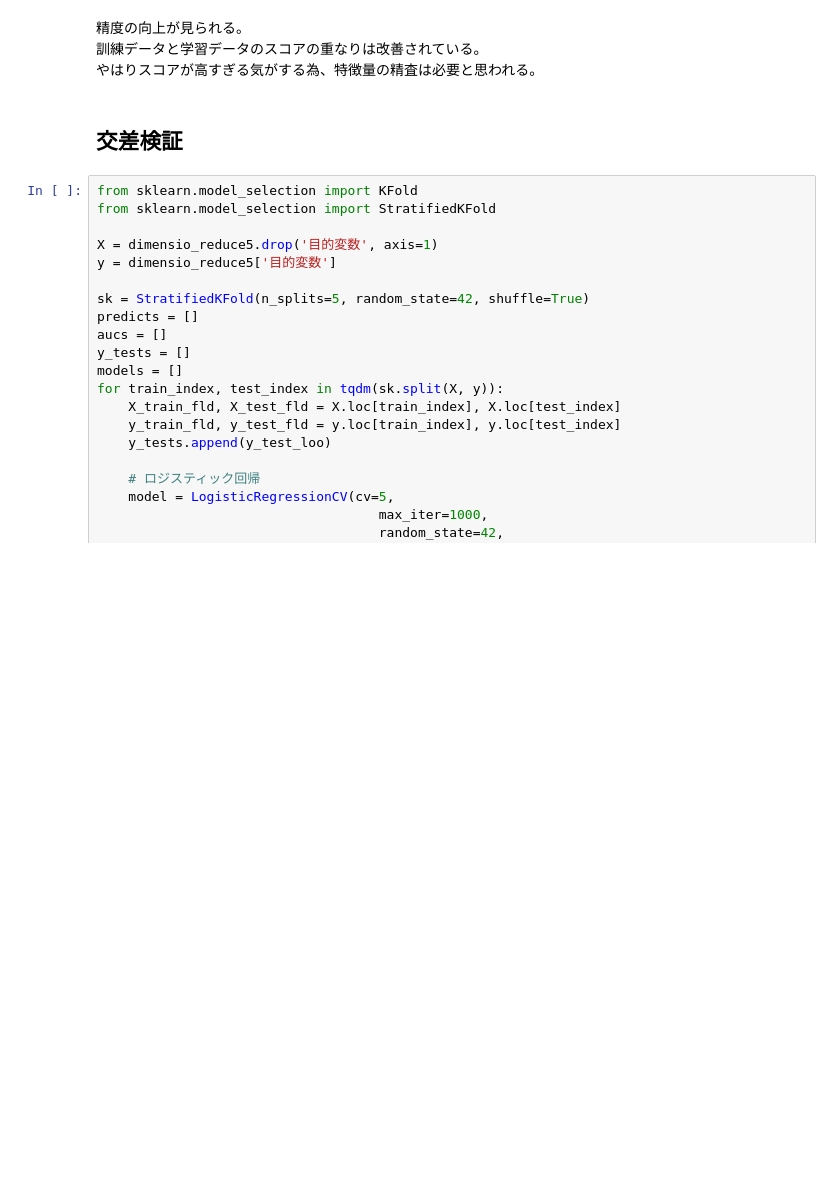
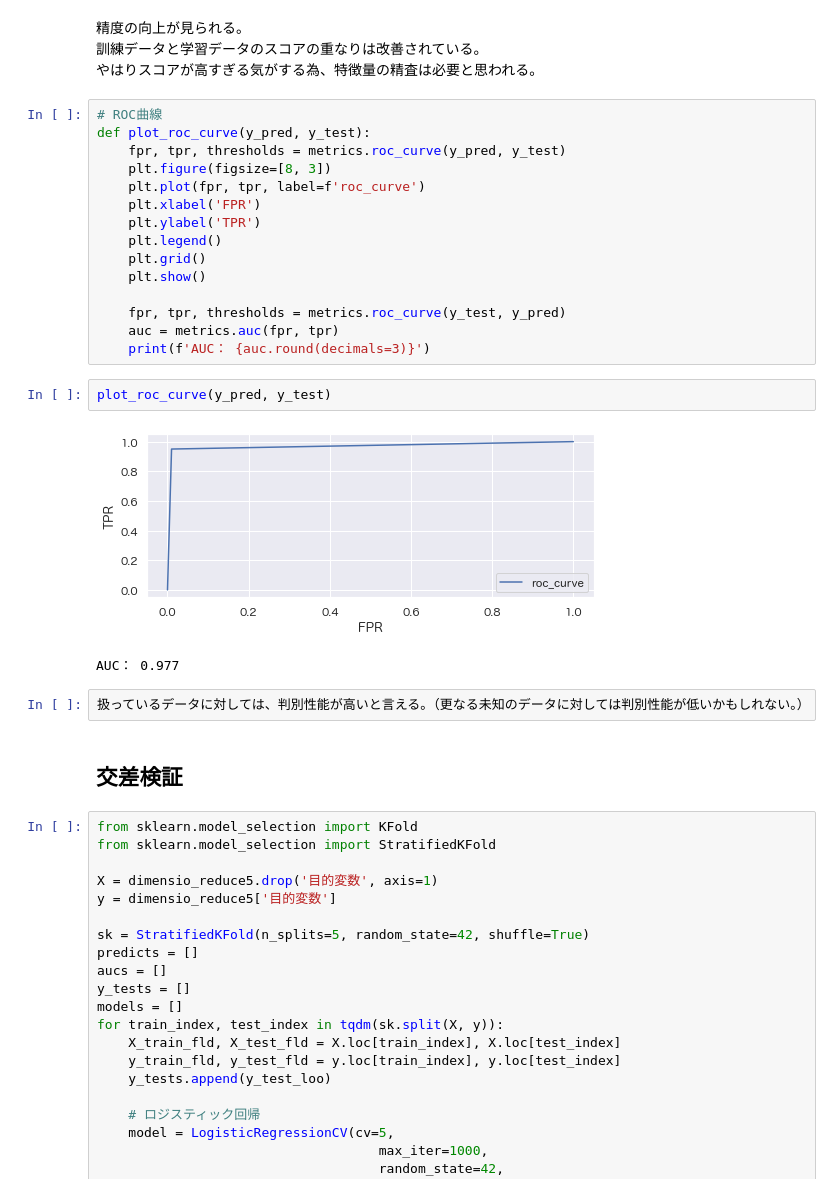
Before and after one commit to tk-tatsuro/data-science, a Jupyter notebook: 20201003_breast_cancer_diagnostic/breast_cancer_diagnostic.ipynb, the cells around one changed output. Saved outputs shown, nothing was run; the diff lists cells and outputs as text; blank space fills up the shorter version.

```diff
--- a/20201003_breast_cancer_diagnostic/breast_cancer_diagnostic.ipynb
+++ b/20201003_breast_cancer_diagnostic/breast_cancer_diagnostic.ipynb
@@ -747,6 +747,28 @@ plot_learning_curve(model, X_train_scaled, y_train)
 精度の向上が見られる。
 訓練データと学習データのスコアの重なりは改善されている。
 やはりスコアが高すぎる気がする為、特徴量の精査は必要と思われる。
+# %%
+# ROC曲線
+def plot_roc_curve(y_pred, y_test):
+    fpr, tpr, thresholds = metrics.roc_curve(y_pred, y_test)
+    plt.figure(figsize=[8, 3])
+    plt.plot(fpr, tpr, label=f'roc_curve')
+    plt.xlabel('FPR')
+    plt.ylabel('TPR')
+    plt.legend()
+    plt.grid()
+    plt.show()
+
+    fpr, tpr, thresholds = metrics.roc_curve(y_test, y_pred)
+    auc = metrics.auc(fpr, tpr)
+    print(f'AUC： {auc.round(decimals=3)}')
+# %%
+plot_roc_curve(y_pred, y_test)
+# %% [output]
+[figure, added]
+AUC： 0.977
+# %%
+扱っているデータに対しては、判別性能が高いと言える。（更なる未知のデータに対しては判別性能が低いかもしれない。）
 # %% [markdown]
 ## 交差検証
 # %%
```
Also changed, not shown: parts of 7 cells of this notebook.
